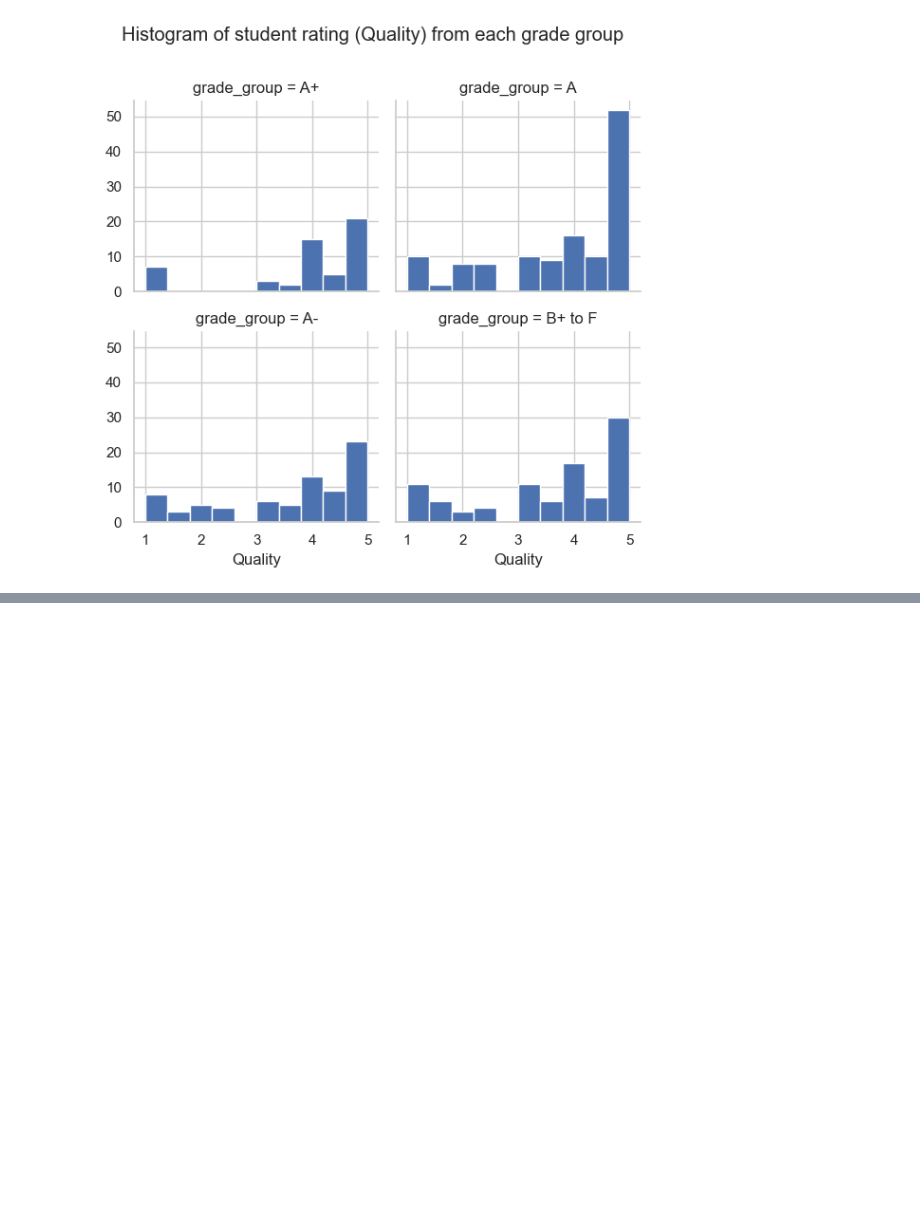
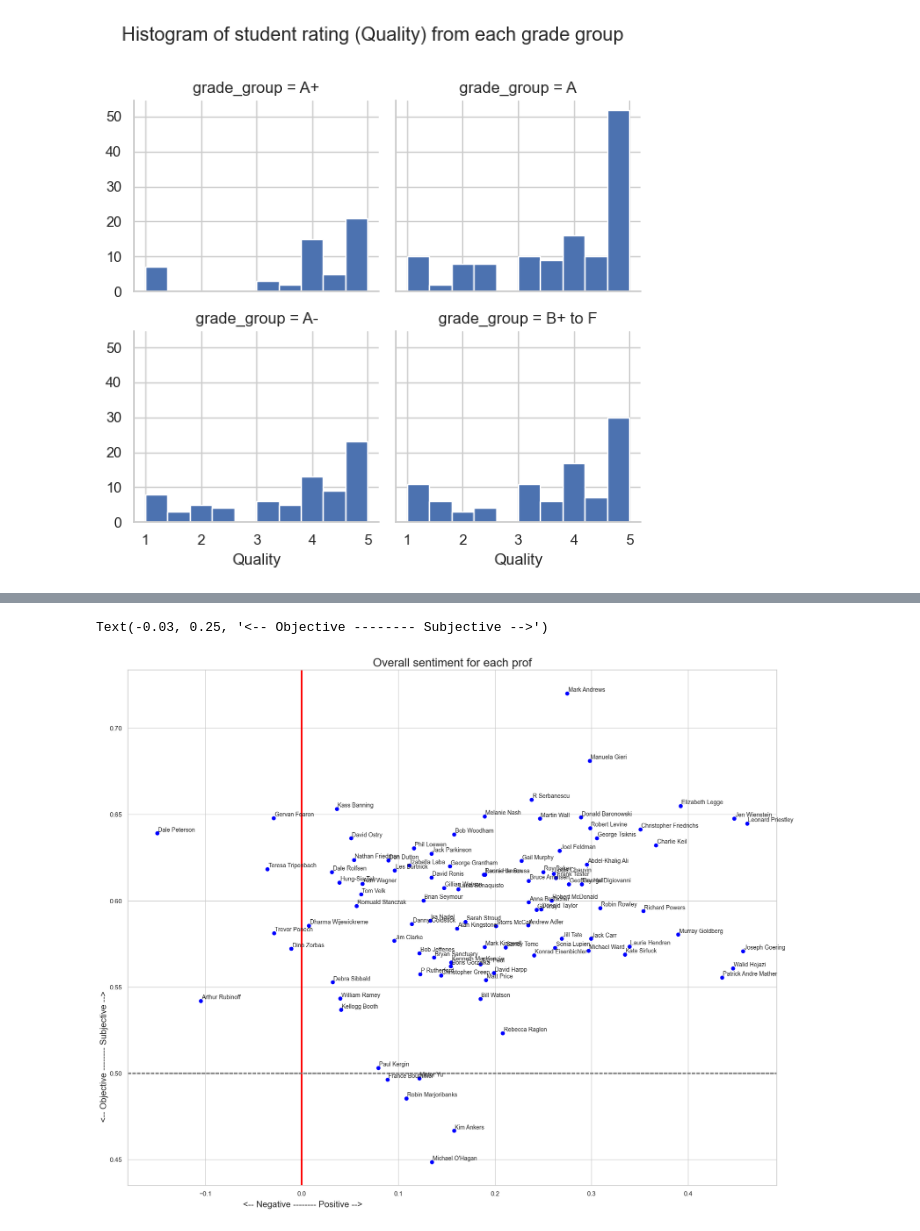
Before and after one commit to 99starman/RateMyProfScraper, a Jupyter notebook: RMP-analysis.ipynb, the cells around one changed output, grey strips where cells are left out. Cells and saved outputs as stored; diff of their text form; code cells hidden in the pictures; blank space fills up the shorter version.

Commit message:
EDA and sentiment analysis

```diff
--- a/RMP-analysis.ipynb
+++ b/RMP-analysis.ipynb
@@ -139,3 +153,6 @@ df_clean
+# %%
+documents = df_clean.groupby('Prof Name')['Comment'].apply(' '.join)
+documents = documents.to_frame(name='Comment')
 # %%
 # tokenize comments
 from sklearn.feature_extraction.text import CountVectorizer
@@ -162,0 +270,20 @@ data_dtm.index = df_comment.index
+# %%
+ax = plt.gca()
+ax.xaxis.set_label_coords(0.27, -0.03)
+ax.yaxis.set_label_coords(-0.03, 0.25)
+plt.rcParams['figure.figsize'] = [20, 16]
+
+for index, comedian in enumerate(documents.index):
+    x = documents.polarity.loc[comedian]
+    y = documents.subjectivity.loc[comedian]
+    plt.scatter(x, y, color='blue')
+    plt.text(x+.001, y+.001, documents.index[index], fontsize=10)
+    plt.axvline(x=0, color='red')
+    plt.axhline(y=0.5, color='grey', linestyle='--')
+
+plt.title('Overall sentiment for each prof', fontsize=20)
+plt.xlabel('<-- Negative -------- Positive -->', fontsize=15)
+plt.ylabel('<-- Objective -------- Subjective -->', fontsize=15)
+# %% [output]
+Text(-0.03, 0.25, '<-- Objective -------- Subjective -->')
+[figure, added]
```
Also changed, not shown: parts of 18 cells of this notebook.
